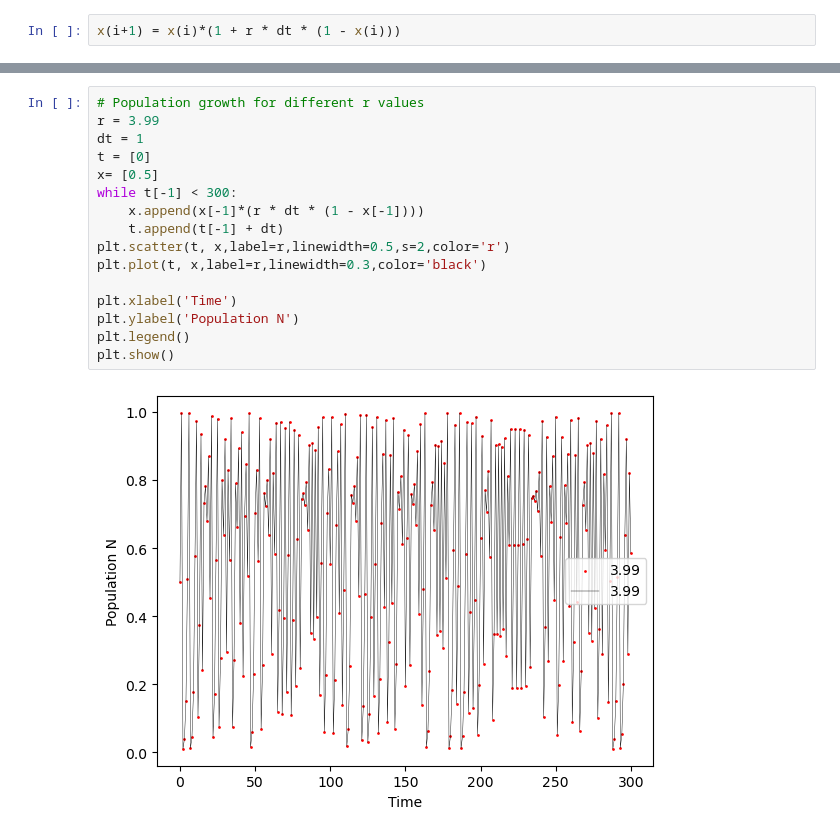
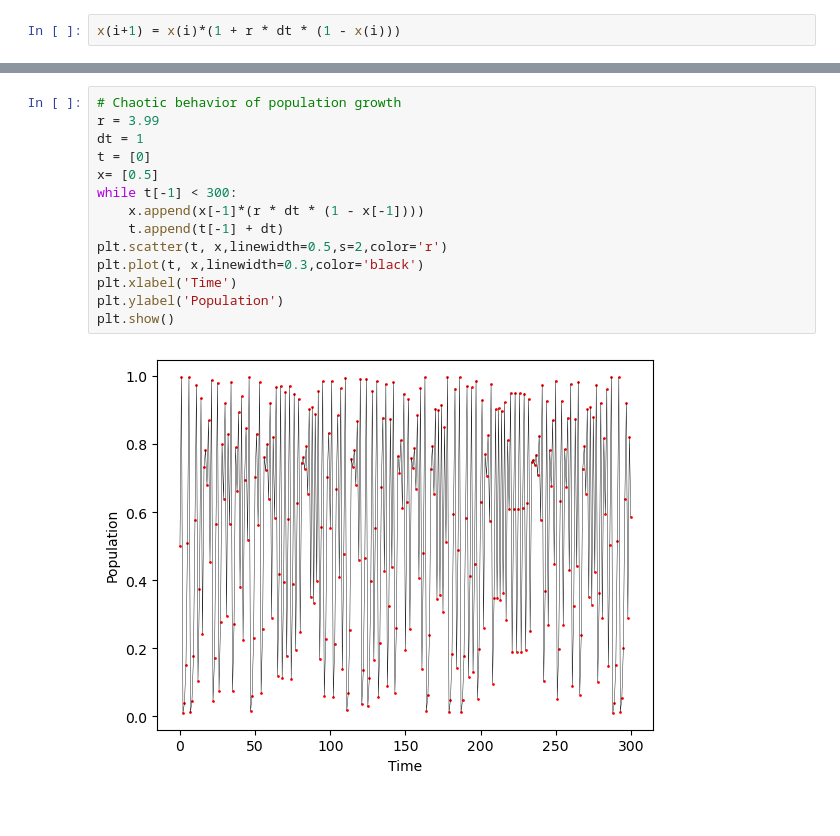
Before and after one commit to priyanujkashyap/4thYear, a Jupyter notebook: Computation Lab/cLab2.ipynb, the cells around one changed output, grey strips where cells are left out. Drawn from its saved outputs; the diff is of its cells as text.

```diff
--- a/Computation Lab/cLab2.ipynb
+++ b/Computation Lab/cLab2.ipynb
@@ -93,18 +218,16 @@ plt.show()
 # %%
-# Population growth for different r values
+# Chaotic behavior of population growth
 r = 3.99
 dt = 1
 t = [0]
 x= [0.5]
 while t[-1] < 300:
     x.append(x[-1]*(r * dt * (1 - x[-1])))
     t.append(t[-1] + dt)
-plt.scatter(t, x,label=r,linewidth=0.5,s=2,color='r')
-plt.plot(t, x,label=r,linewidth=0.3,color='black')
-
+plt.scatter(t, x,linewidth=0.5,s=2,color='r')
+plt.plot(t, x,linewidth=0.3,color='black')
 plt.xlabel('Time')
-plt.ylabel('Population N')
-plt.legend()
+plt.ylabel('Population')
 plt.show()
 # %% [output]
-[figure, old version]
+[figure, new version]
```
Also changed, not shown: parts of 13 cells of this notebook, 10 other files.
